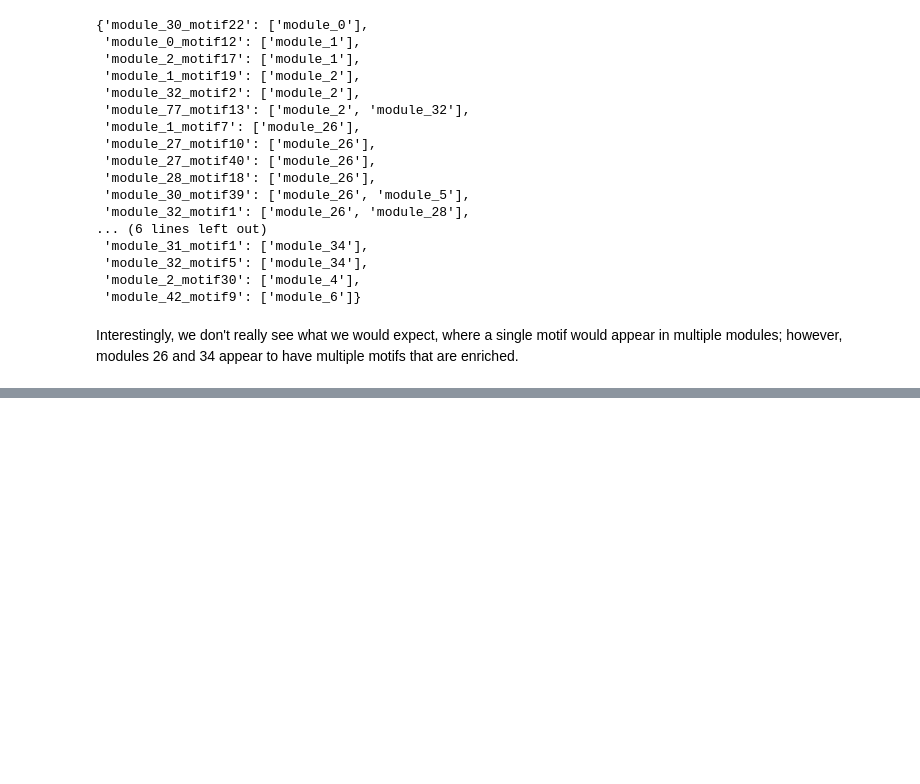
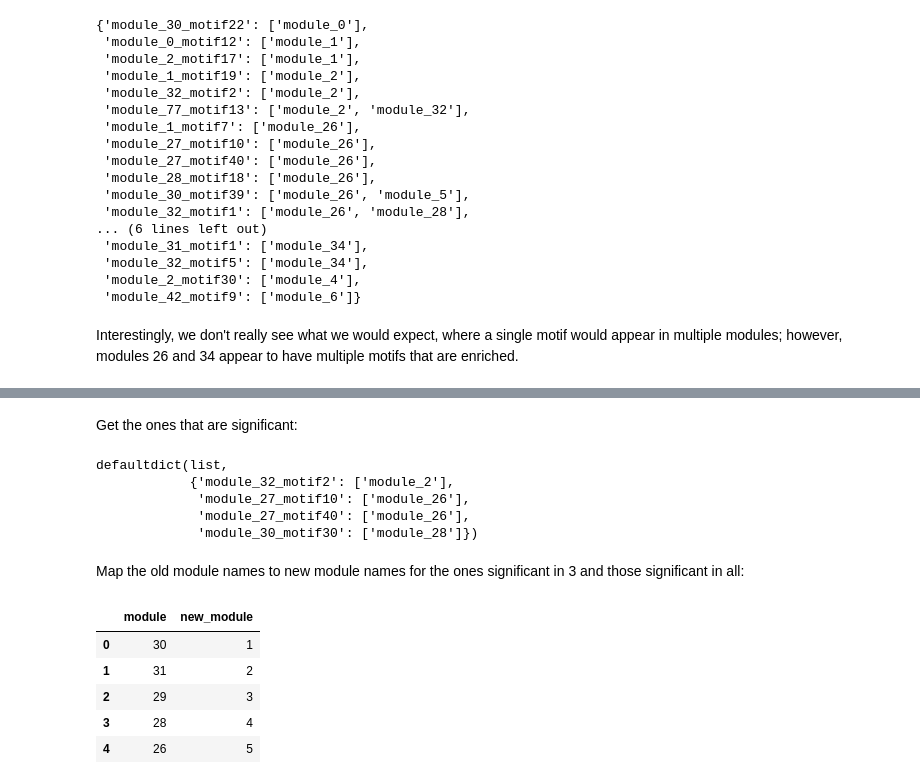
Before and after one commit to serenalotreck/rhythmic-potato, a Jupyter notebook: notebooks/checking_motif_overlap.ipynb, the cells around one changed output, grey strips where cells are left out. Cells and saved outputs as stored; diff of their text form; code cells hidden in the pictures; blank space fills up the shorter version.

```diff
--- a/notebooks/checking_motif_overlap.ipynb
+++ b/notebooks/checking_motif_overlap.ipynb
@@ -274,0 +316,2 @@ Interestingly, we don't really see what we would expect, where a single motif wo
+# %% [markdown]
+Get the ones that are significant:
@@ -274,0 +324,20 @@ Interestingly, we don't really see what we would expect, where a single motif wo
+# %%
+motifs_sig_in_all
+# %% [output]
+defaultdict(list,
+            {'module_32_motif2': ['module_2'],
+             'module_27_motif10': ['module_26'],
+             'module_27_motif40': ['module_26'],
+             'module_30_motif30': ['module_28']})
+# %% [markdown]
+Map the old module names to new module names for the ones significant in 3 and those significant in all:
+# %%
+module_mapper = pd.read_csv('../data/ATL ShD Leaf vs CND ShD Leaf_reorder_key.csv', index_col=0)
+module_mapper.head()
+# %% [output]
+|  | module | new_module |
+| 0 | 30 | 1 |
+| 1 | 31 | 2 |
+| 2 | 29 | 3 |
+| 3 | 28 | 4 |
+| 4 | 26 | 5 |
```
Also changed, not shown: parts of 20 cells of this notebook.
